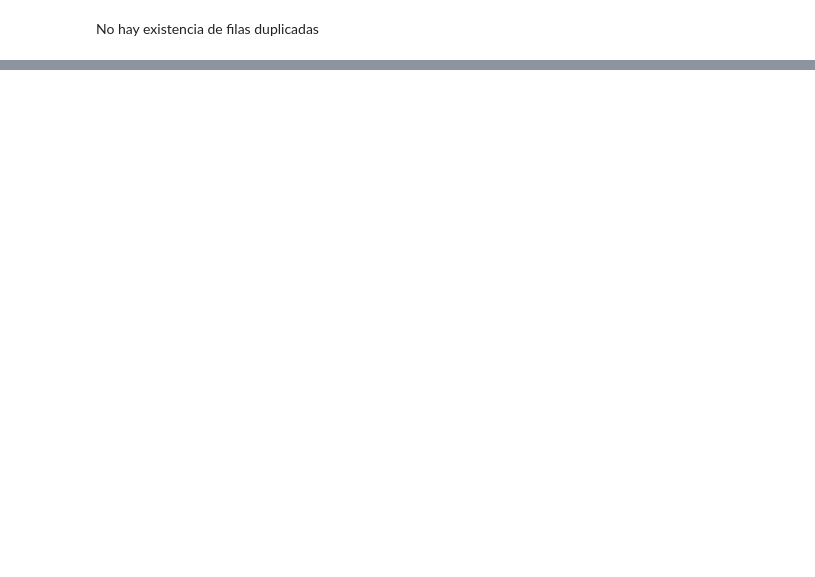
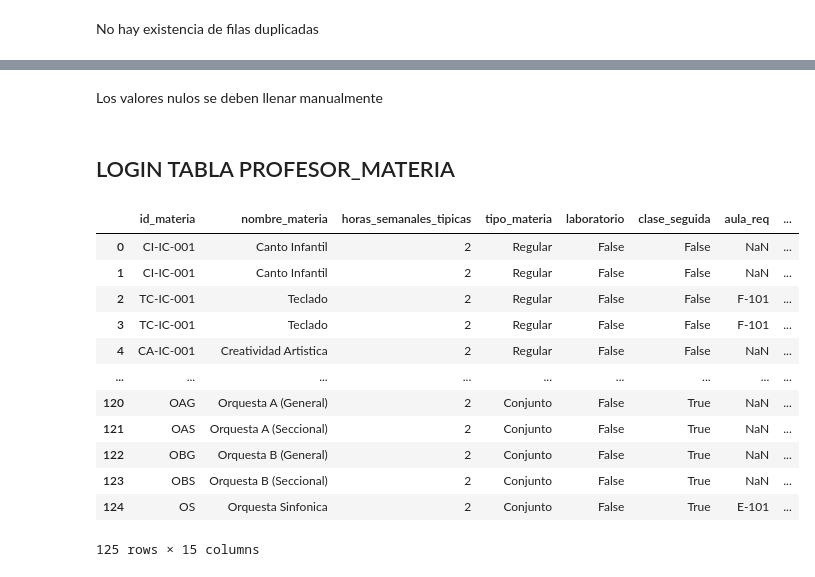
Before and after one commit to AndrewHerrada/Timetabling, a Jupyter notebook: Tablas.ipynb, the cells around one changed output, grey strips where cells are left out. Cells and saved outputs as stored; diff of their text form; code cells hidden in the pictures; blank space fills up the shorter version.

Commit message:
Tablas minadas terminadas

```diff
--- a/Tablas.ipynb
+++ b/Tablas.ipynb
@@ -342,0 +61,10 @@ df_definitivo.to_excel("tabla_minable.xlsx", index=False)
+# %%
+ruta_archivo3 = "db/tablas_procesadas/Curso.xlsx"
+df_curso = pd.read_excel(ruta_archivo3, engine='openpyxl')
+# %%
+df_merged = pd.merge(
+    df_merged,                  # DataFrame con toda la información previa
+    df_curso,        # Nueva tabla de horarios de cursos
+    on="curso",             # Columna común
+    how="left"                 # Mantener todos los registros de df_final
+)
@@ -342,0 +87,30 @@ df_definitivo.to_excel("tabla_minable.xlsx", index=False)
+# %% [markdown]
+Los valores nulos se deben llenar manualmente
+# %% [markdown]
+## LOGIN TABLA PROFESOR_MATERIA
+# %%
+ruta_archivo4 = "db/tablas_procesadas/Profesor_materia.xlsx"
+df_profesor_materia = pd.read_excel(ruta_archivo4, engine='openpyxl')
+# %%
+df_merged = pd.merge(
+    df_merged,                  # DataFrame con toda la información previa
+    df_profesor_materia,        # Nueva tabla de profesor asociado a su materia
+    on=["id_materia", "curso"],             # Columna común
+    how="left"                 # Mantener todos los registros de df_final
+)
+# %%
+df_merged
+# %% [output]
+|  | id_materia | nombre_materia | horas_semanales_tipicas | tipo_materia | laboratorio | clase_seguida | aula_req | ... |
+| 0 | CI-IC-001 | Canto Infantil | 2 | Regular | False | False | NaN | ... |
+| 1 | CI-IC-001 | Canto Infantil | 2 | Regular | False | False | NaN | ... |
+| 2 | TC-IC-001 | Teclado | 2 | Regular | False | False | F-101 | ... |
+| 3 | TC-IC-001 | Teclado | 2 | Regular | False | False | F-101 | ... |
+| 4 | CA-IC-001 | Creatividad Artistica | 2 | Regular | False | False | NaN | ... |
+| ... | ... | ... | ... | ... | ... | ... | ... | ... |
+| 120 | OAG | Orquesta A (General) | 2 | Conjunto | False | True | NaN | ... |
+| 121 | OAS | Orquesta A (Seccional) | 2 | Conjunto | False | True | NaN | ... |
+| 122 | OBG | Orquesta B (General) | 2 | Conjunto | False | True | NaN | ... |
+| 123 | OBS | Orquesta B (Seccional) | 2 | Conjunto | False | True | NaN | ... |
+| 124 | OS | Orquesta Sinfonica | 2 | Conjunto | False | True | E-101 | ... |
+125 rows × 15 columns
```
Also changed, not shown: parts of 51 cells of this notebook, 15 other files.
